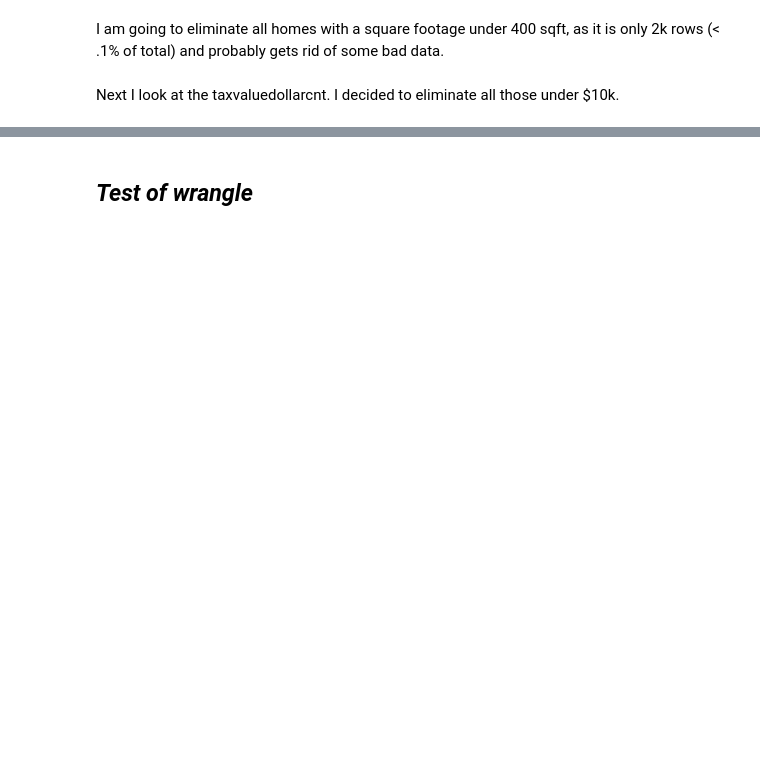
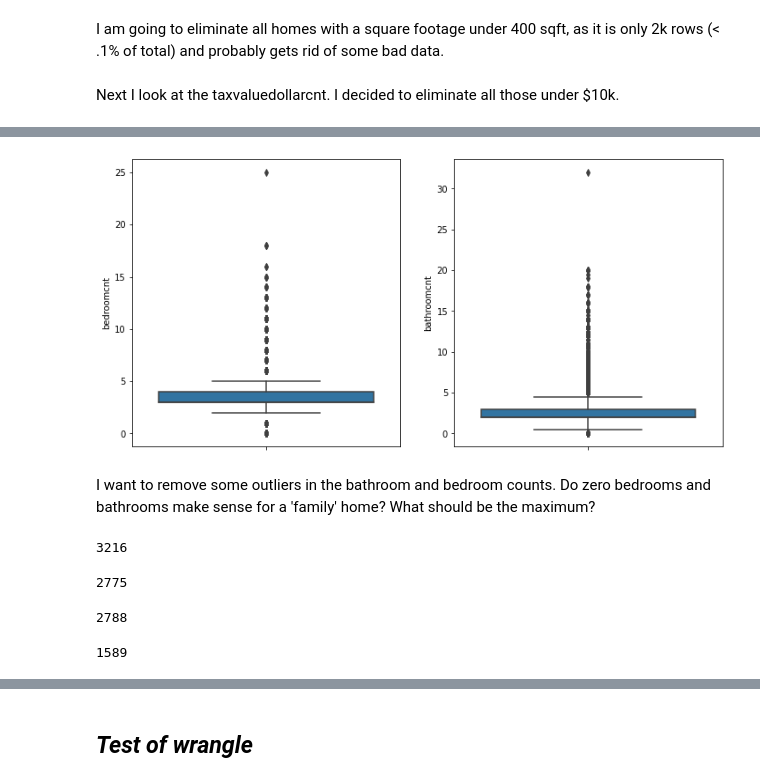
Before and after one commit to Miller-Ryan-1/regression-exercises, a Jupyter notebook: wrangle.ipynb, the cells around one changed output, grey strips where cells are left out. Saved outputs shown, nothing was run; the diff lists cells and outputs as text; code cells hidden in the pictures; blank space fills up the shorter version.

```diff
--- a/wrangle.ipynb
+++ b/wrangle.ipynb
@@ -88,0 +261,28 @@ df.describe().T
+# %%
+plt.figure(figsize=(12,6))
+plt.subplot(121)
+sns.boxplot(y = 'bedroomcnt', data=df)
+plt.subplot(122)
+sns.boxplot(y = 'bathroomcnt', data=df)
+
+plt.show()
+# %% [output]
+[figure, added]
+# %% [markdown]
+I want to remove some outliers in the bathroom and bedroom counts.  Do zero bedrooms and bathrooms make sense for a 'family' home?  What should be the maximum?
+# %%
+df[df['bathroomcnt'] >= 8].shape[0]
+# %% [output]
+3216
+# %%
+df[df['bathroomcnt'] == 0].shape[0]
+# %% [output]
+2775
+# %%
+df[df['bedroomcnt'] == 0].shape[0]
+# %% [output]
+2788
+# %%
+df[df['bedroomcnt'] >= 8].shape[0]
+# %% [output]
+1589
```
Also changed, not shown: parts of 40 cells of this notebook, 1 other file.
